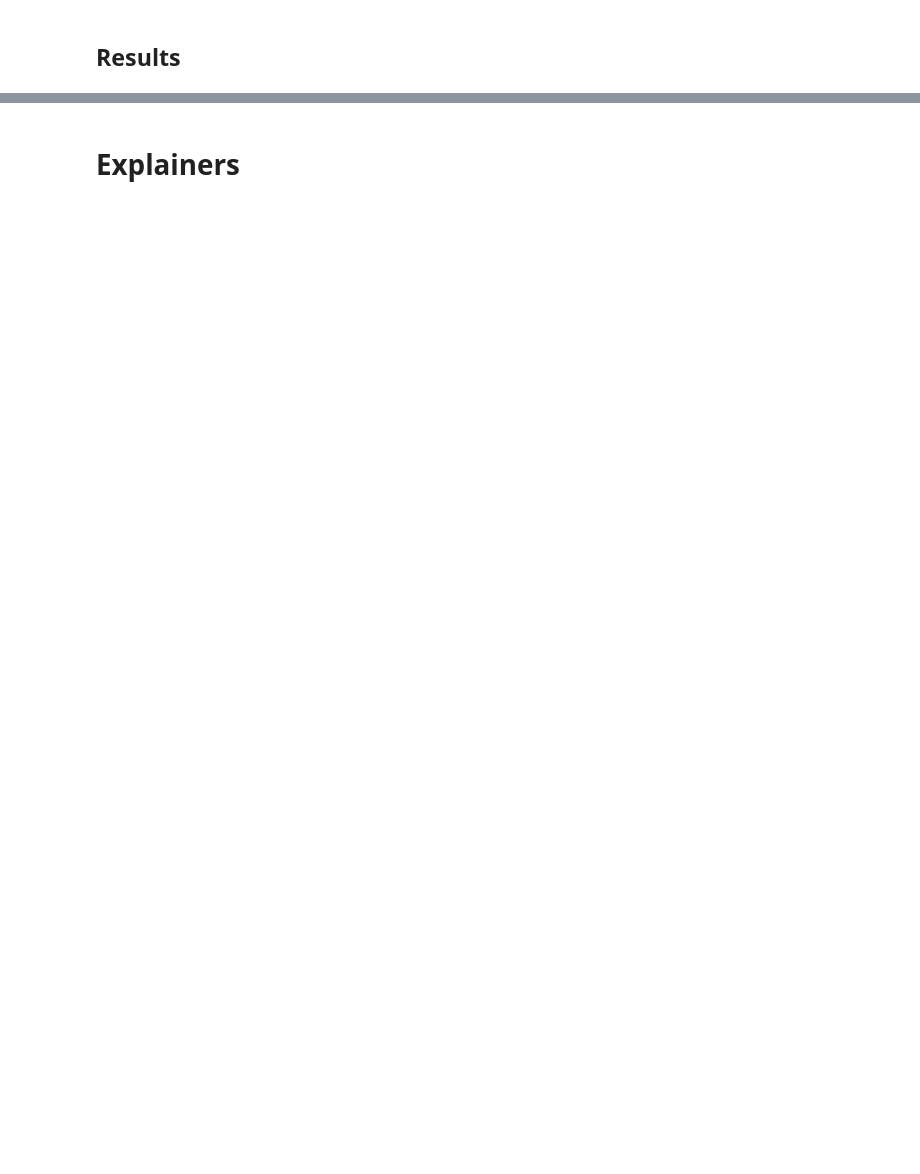
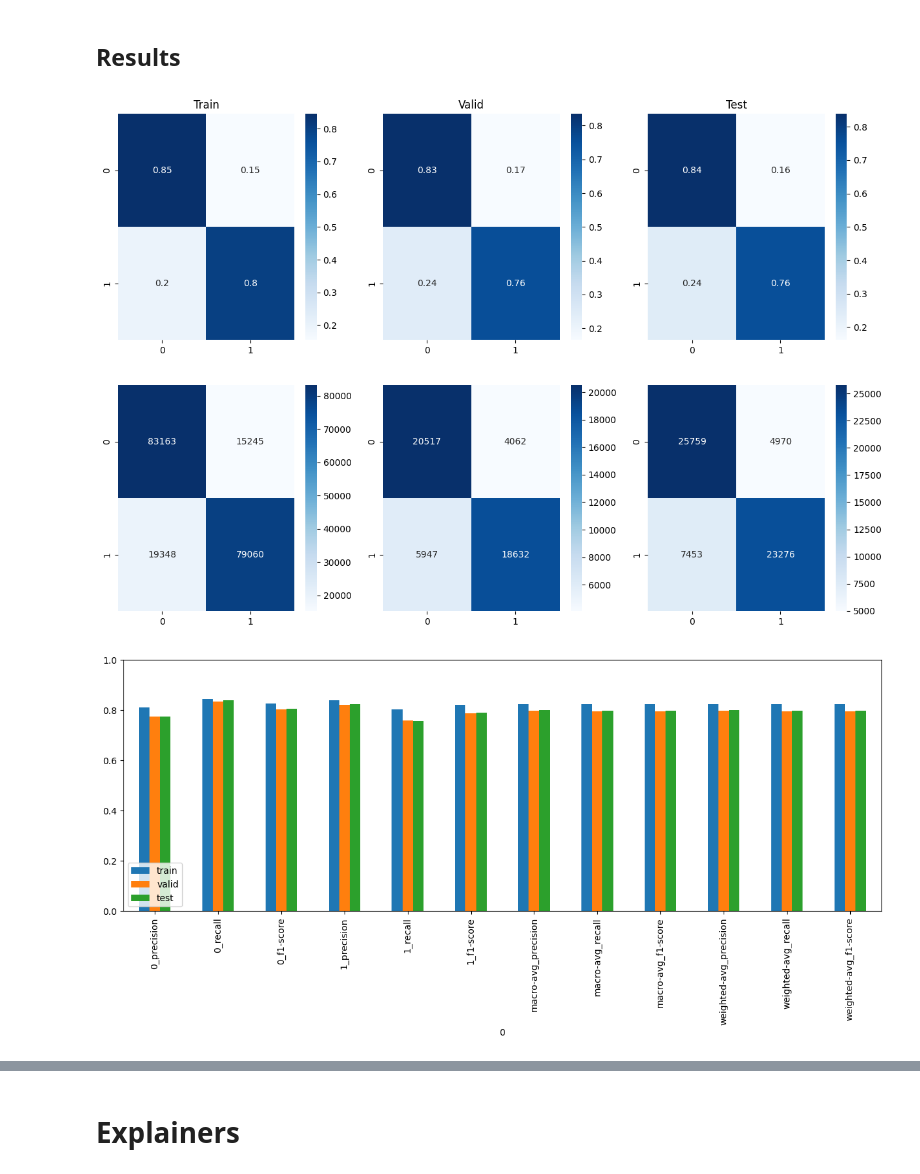
Before and after one commit to gentannipea/DataMining-2023, a Jupyter notebook: notebooks/Classification.ipynb, the cells around one changed output, grey strips where cells are left out. Saved outputs shown, nothing was run; the diff lists cells and outputs as text; code cells hidden in the pictures; blank space fills up the shorter version.

```diff
--- a/notebooks/Classification.ipynb
+++ b/notebooks/Classification.ipynb
@@ -714,40 +819,46 @@ def writable(class_report, base_key = '', separator = '_'):
 
 X_test_tensor = torch.tensor(X_test.values, dtype=torch.float32).to(DEVICE)
 
 y_pred_train = np.where(model(X_train_tensor).detach().cpu() > .5, 1, 0)[:, 1]
 y_pred_valid = np.where(model(X_valid_tensor).detach().cpu() > .5, 1, 0)[:, 1]
 y_pred_test  = np.where(model(X_test_tensor).detach().cpu()  > .5, 1, 0)[:, 1]
 
 # Confusion matrices
-fig, axs = plt.subplots(1, 3, figsize=(15, 5))
-axs[0].set_title('Train')
-axs[1].set_title('Valid')
-axs[2].set_title('Test')
-sns.heatmap(confusion_matrix(y_train, y_pred_train, normalize='true'), annot=True, ax=axs[0], cmap = 'Blues')
-sns.heatmap(confusion_matrix(y_valid, y_pred_valid, normalize='true'), annot=True, ax=axs[1], cmap = 'Blues')
-sns.heatmap(confusion_matrix(y_test, y_pred_test, normalize='true'), annot=True, ax=axs[2], cmap = 'Blues')
+fig, axs = plt.subplots(2, 3, figsize=(15, 10))
+axs[0][0].set_title('Train')
+axs[0][1].set_title('Valid')
+axs[0][2].set_title('Test')
+sns.heatmap(confusion_matrix(y_train, y_pred_train, normalize='true'), annot=True, ax=axs[0][0], cmap = 'Blues')
+sns.heatmap(confusion_matrix(y_valid, y_pred_valid, normalize='true'), annot=True, ax=axs[0][1], cmap = 'Blues')
+sns.heatmap(confusion_matrix(y_test, y_pred_test, normalize='true'), annot=True, ax=axs[0][2], cmap = 'Blues')
+sns.heatmap(confusion_matrix(y_train, y_pred_train), annot=True, fmt='d', ax=axs[1][0], cmap = 'Blues')
+sns.heatmap(confusion_matrix(y_valid, y_pred_valid), annot=True, fmt='d', ax=axs[1][1], cmap = 'Blues')
+sns.heatmap(confusion_matrix(y_test, y_pred_test), annot=True, fmt='d', ax=axs[1][2], cmap = 'Blues')
 plt.show()
 
 from sklearn.metrics import classification_report
 # Scores
 fig, ax = plt.subplots(figsize=(15, 5))
 tr_cr = pd.DataFrame(writable(classification_report(y_train, y_pred_train, labels=[0, 1], output_dict=True), 'train'), columns=['0', 'train'])
 tr_cr.set_index('0', inplace=True)
 va_cr = pd.DataFrame(writable(classification_report(y_valid, y_pred_valid, labels=[0, 1], output_dict=True), 'valid'), columns=['0', 'valid'])
 va_cr.set_index('0', inplace=True)
 te_cr = pd.DataFrame(writable(classification_report(y_test, y_pred_test, labels=[0, 1], output_dict=True), 'test'), columns=['0', 'test'])
 te_cr.set_index('0', inplace=True)
 
 trvate = tr_cr.merge(va_cr, left_index=True, right_index=True)
 trvate = trvate.merge(te_cr, left_index=True, right_index=True)
 
 # remove all rows where index contains 'support'
 trvate = trvate[~trvate.index.str.contains('support')]
 
 trvate.plot.bar(ax=ax)
 plt.ylim(0, 1)
 plt.legend(loc='lower left')
 plt.show()
+# %% [output]
+[figure, added]
+[figure, added]
 # %%
 from sklearn.metrics import accuracy_score, precision_score, recall_score, f1_score, roc_auc_score
 
```
Also changed, not shown: parts of 18 cells of this notebook.
